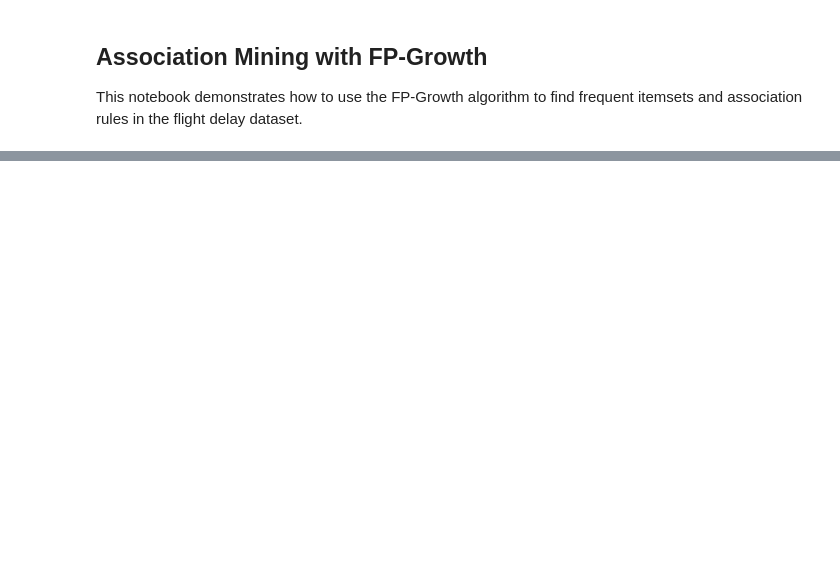
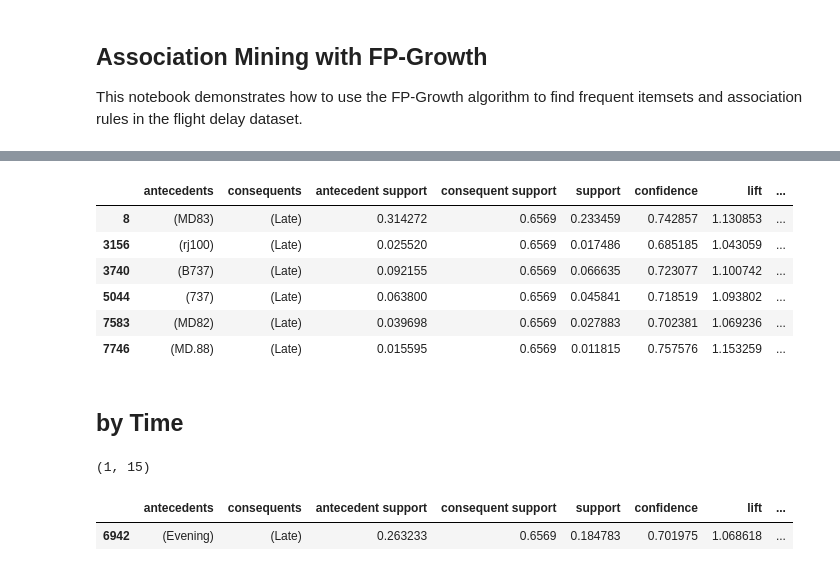
Before and after one commit to AminRezaeeyan/AeroScrape, a Jupyter notebook: notebooks/1-association-mining.ipynb, the cells around one changed output, grey strips where cells are left out. Drawn from its saved outputs; the diff is of its cells as text; code cells hidden in the pictures; blank space fills up the shorter version.

```diff
--- a/notebooks/1-association-mining.ipynb
+++ b/notebooks/1-association-mining.ipynb
@@ -54,0 +180,2 @@ rules.sort_values(by='lift', ascending=False).head(20)
+# %%
+aircrafts = set(df['aircraft'].unique())
@@ -54,0 +187,12 @@ rules.sort_values(by='lift', ascending=False).head(20)
+# %%
+late_rules_by_aircraft
+# %% [output]
+|  | antecedents | consequents | antecedent support | consequent support | support | confidence | lift | ... |
+| 8 | (MD83) | (Late) | 0.314272 | 0.6569 | 0.233459 | 0.742857 | 1.130853 | ... |
+| 3156 | (rj100) | (Late) | 0.025520 | 0.6569 | 0.017486 | 0.685185 | 1.043059 | ... |
+| 3740 | (B737) | (Late) | 0.092155 | 0.6569 | 0.066635 | 0.723077 | 1.100742 | ... |
+| 5044 | (737) | (Late) | 0.063800 | 0.6569 | 0.045841 | 0.718519 | 1.093802 | ... |
+| 7583 | (MD82) | (Late) | 0.039698 | 0.6569 | 0.027883 | 0.702381 | 1.069236 | ... |
+| 7746 | (MD.88) | (Late) | 0.015595 | 0.6569 | 0.011815 | 0.757576 | 1.153259 | ... |
+# %% [markdown]
+## **by Time**
@@ -54,0 +201,10 @@ rules.sort_values(by='lift', ascending=False).head(20)
+# %%
+late_rules_by_time = late_rules_freeze[late_rules_freeze['antecedents'].apply(only_things, args = (times, ))]
+late_rules_by_time.shape
+# %% [output]
+(1, 15)
+# %%
+late_rules_by_time
+# %% [output]
+|  | antecedents | consequents | antecedent support | consequent support | support | confidence | lift | ... |
+| 6942 | (Evening) | (Late) | 0.263233 | 0.6569 | 0.184783 | 0.701975 | 1.068618 | ... |
```
Also changed, not shown: parts of 27 cells of this notebook, 5 other files.
